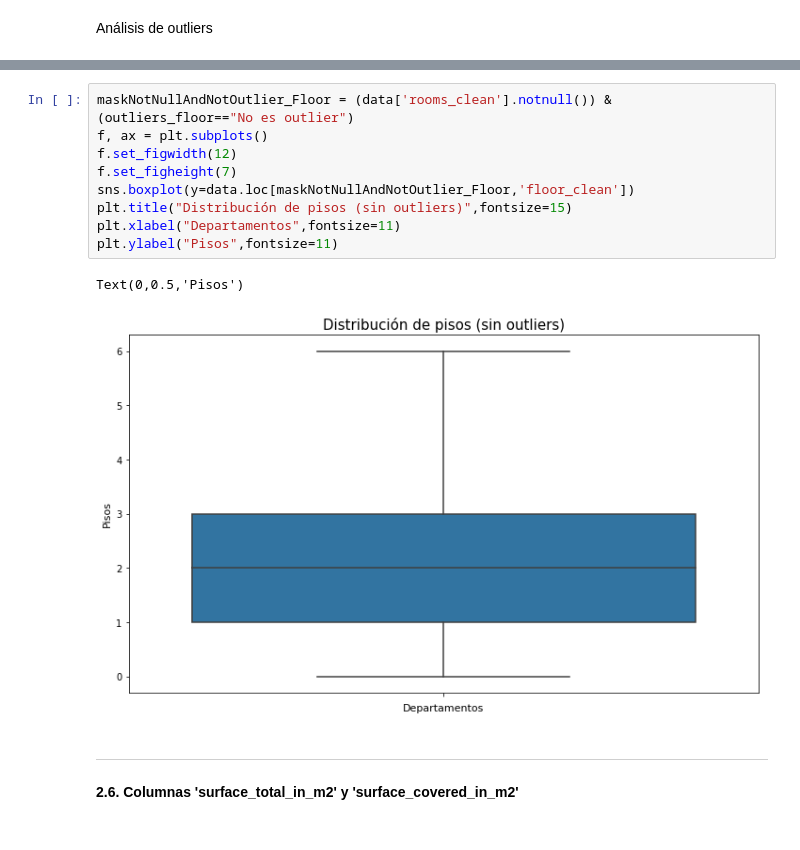
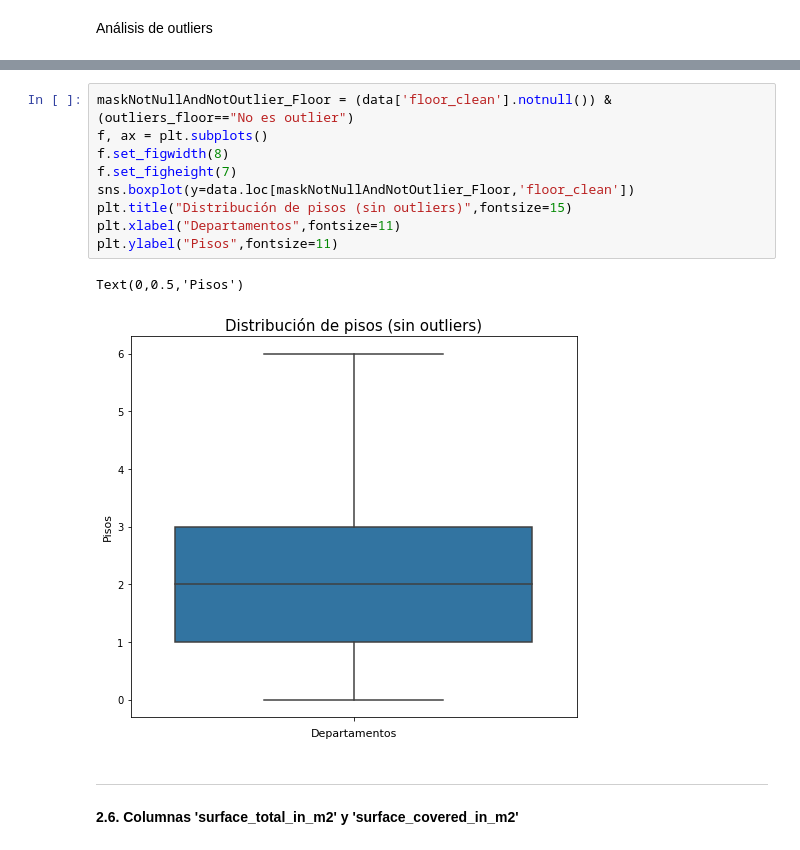
Before and after one commit to Hacho55/DataScience_Grp5, a Jupyter notebook: Entregables/Grupo5_Desafio1.ipynb, the cells around one changed output, grey strips where cells are left out. Cells and saved outputs as stored; diff of their text form.

```diff
--- a/Entregables/Grupo5_Desafio1.ipynb
+++ b/Entregables/Grupo5_Desafio1.ipynb
@@ -587,15 +587,15 @@ pd.DataFrame(round((outliers_floor.value_counts() / outliers_floor[maskNotNull_F
 # %%
-maskNotNullAndNotOutlier_Floor = (data['rooms_clean'].notnull()) & (outliers_floor=="No es outlier")
+maskNotNullAndNotOutlier_Floor = (data['floor_clean'].notnull()) & (outliers_floor=="No es outlier")
 f, ax = plt.subplots()
-f.set_figwidth(12)
+f.set_figwidth(8)
 f.set_figheight(7)
 sns.boxplot(y=data.loc[maskNotNullAndNotOutlier_Floor,'floor_clean'])
 plt.title("Distribución de pisos (sin outliers)",fontsize=15)
 plt.xlabel("Departamentos",fontsize=11)
 plt.ylabel("Pisos",fontsize=11)
 # %% [output]
 Text(0,0.5,'Pisos')
-[figure, old version]
+[figure, new version]
 # %% [markdown]
 ---
 <b><a id='section_2_6'>2.6. Columnas 'surface_total_in_m2' y 'surface_covered_in_m2'</a> </b>
```
Also changed, not shown: parts of 3 cells of this notebook.
